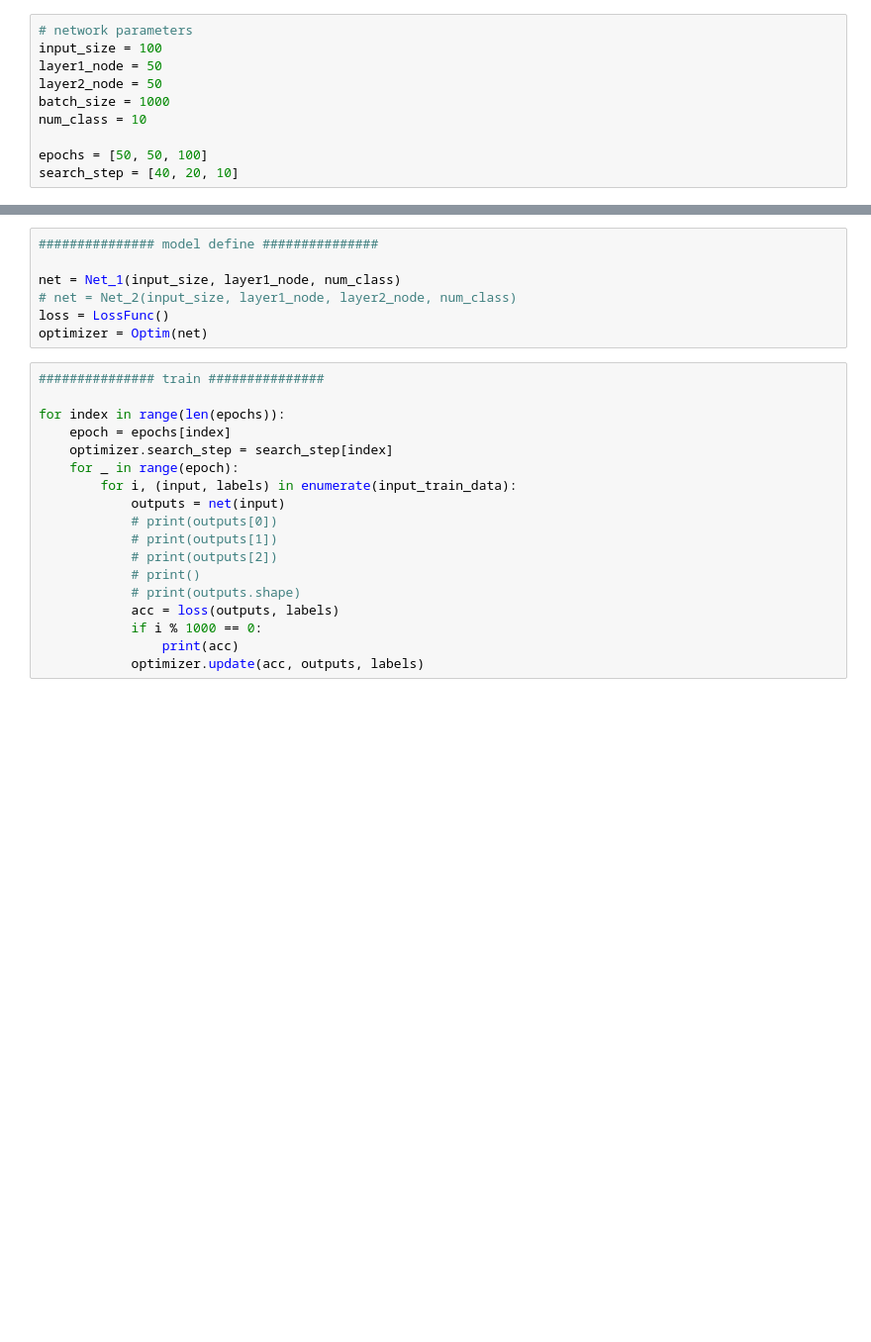
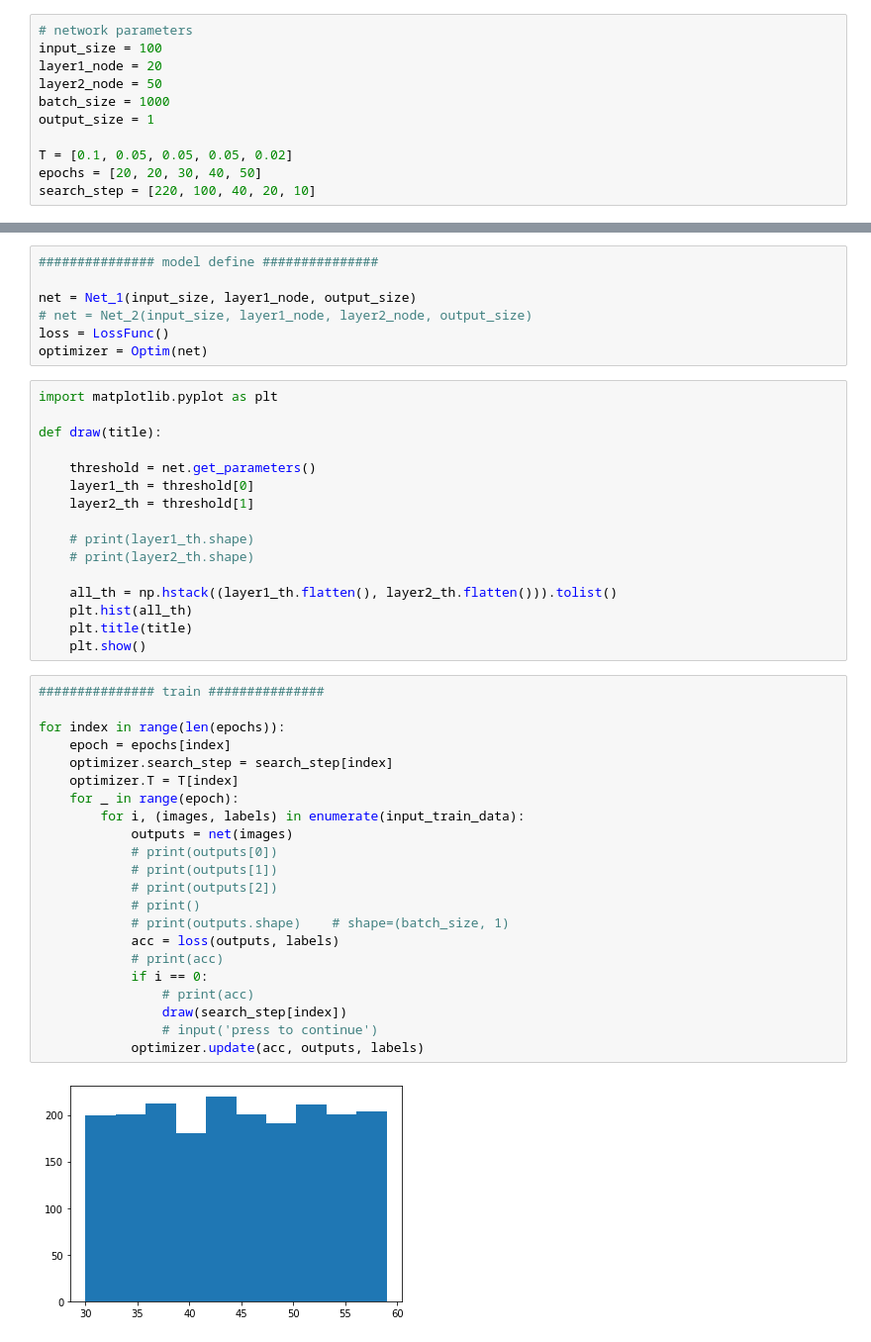
Before and after one commit to Roxbili/onn-digital, a Jupyter notebook: onn_top_line.ipynb, the cells around one changed output, grey strips where cells are left out. Shown at 99% size. Cells and saved outputs as stored; diff of their text form; blank space fills up the shorter version.

```diff
--- a/onn_top_line.ipynb
+++ b/onn_top_line.ipynb
@@ -12,13 +16,14 @@ from model import Net, LossFunc, Optim
 # %%
 # network parameters
 input_size = 100
-layer1_node = 50
+layer1_node = 20
 layer2_node = 50
 batch_size = 1000
-num_class = 10
+output_size = 1
 
-epochs = [50, 50, 100]
-search_step = [40, 20, 10]
+T = [0.1, 0.05, 0.05, 0.05, 0.02]
+epochs = [20, 20, 30, 40, 50]
+search_step = [220, 100, 40, 20, 10]
 # %%
 ############### data pre-processing ###############
 
@@ -52,25 +60,47 @@ print(test_label[0:4])
 # %%
 ############### model define ###############
 
-net = Net_1(input_size, layer1_node, num_class)
-# net = Net_2(input_size, layer1_node, layer2_node, num_class)
+net = Net_1(input_size, layer1_node, output_size)
+# net = Net_2(input_size, layer1_node, layer2_node, output_size)
 loss = LossFunc()
 optimizer = Optim(net)
+# %%
+import matplotlib.pyplot as plt
+
+def draw(title):
+
+    threshold = net.get_parameters()
+    layer1_th = threshold[0]
+    layer2_th = threshold[1]
+
+    # print(layer1_th.shape)
+    # print(layer2_th.shape)
+
+    all_th = np.hstack((layer1_th.flatten(), layer2_th.flatten())).tolist()
+    plt.hist(all_th)
+    plt.title(title)
+    plt.show()
 # %%
 ############### train ###############
 
 for index in range(len(epochs)):
     epoch = epochs[index]
     optimizer.search_step = search_step[index]
+    optimizer.T = T[index]
     for _ in range(epoch):
-        for i, (input, labels) in enumerate(input_train_data):
-            outputs = net(input)
+        for i, (images, labels) in enumerate(input_train_data):
+            outputs = net(images)
             # print(outputs[0])
             # print(outputs[1])
             # print(outputs[2])
             # print()
-            # print(outputs.shape)
+            # print(outputs.shape)    # shape=(batch_size, 1)
             acc = loss(outputs, labels)
-            if i % 1000 == 0:
-                print(acc)
+            # print(acc)
+            if i == 0:
+                # print(acc)
+                draw(search_step[index])
+                # input('press to continue')
             optimizer.update(acc, outputs, labels)
+# %% [output]
+[figure, added]
```
Also changed, not shown: parts of 5 cells of this notebook, 2 other files.
